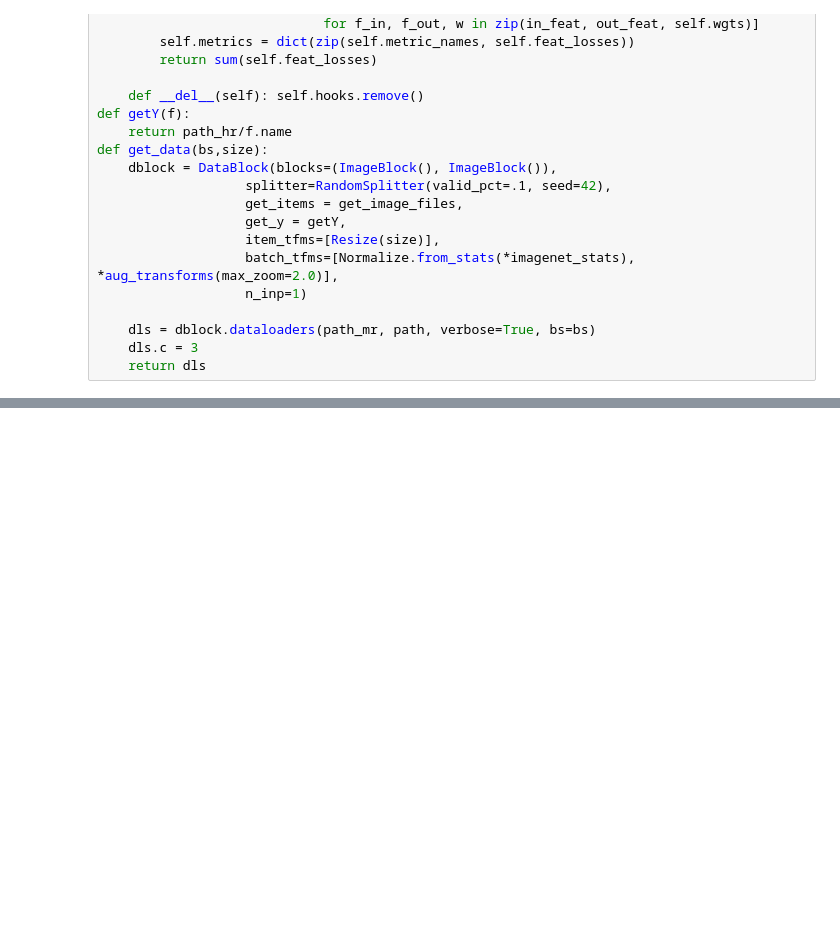
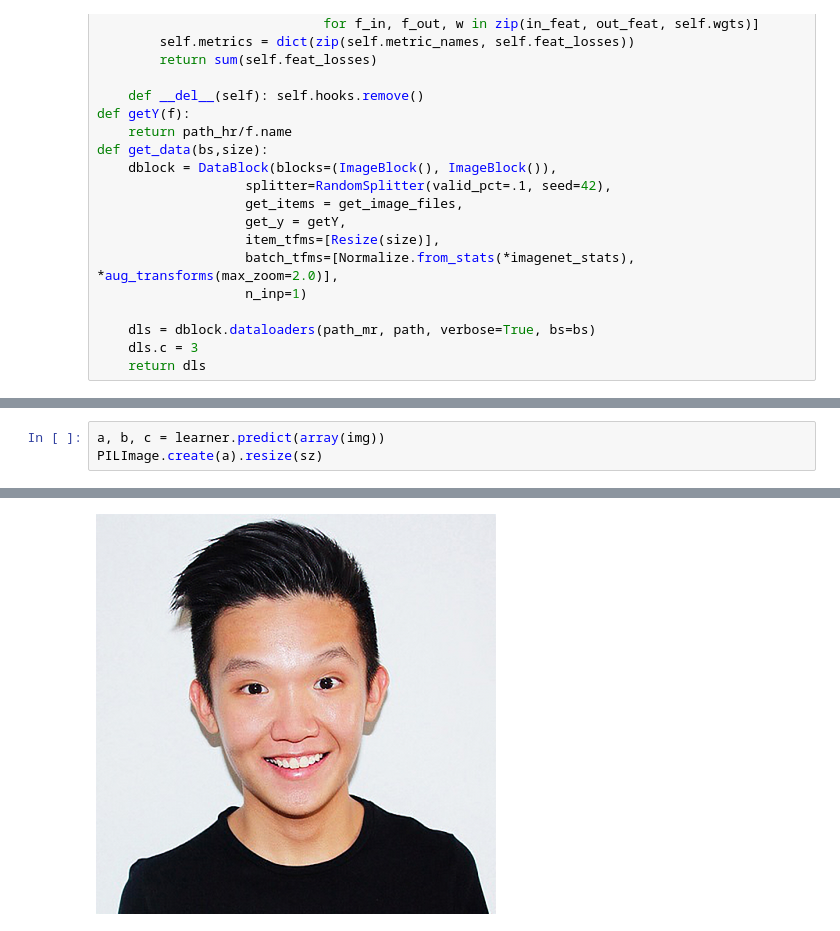
Before and after one commit to davoodwadi/superres, a Jupyter notebook: superres.ipynb, the cells around one changed output, grey strips where cells are left out. Saved outputs shown, nothing was run; the diff lists cells and outputs as text; blank space fills up the shorter version.

```diff
--- a/superres.ipynb
+++ b/superres.ipynb
@@ -64,0 +80,4 @@ PILImage.create(a)
+# %%
+a, b, c = learner.predict(array(img))
+PILImage.create(a).resize(sz)
+# %% [output]
@@ -64,0 +85 @@ PILImage.create(a)
+[figure, added]
```
Also changed, not shown: parts of 7 cells of this notebook, 2 other files.
